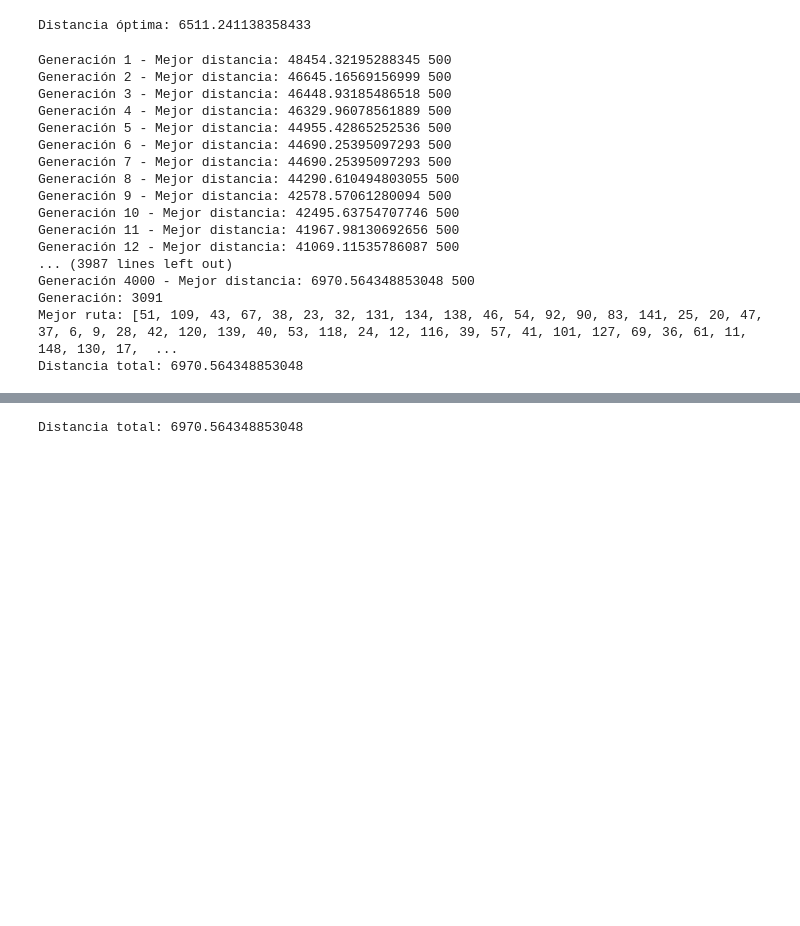
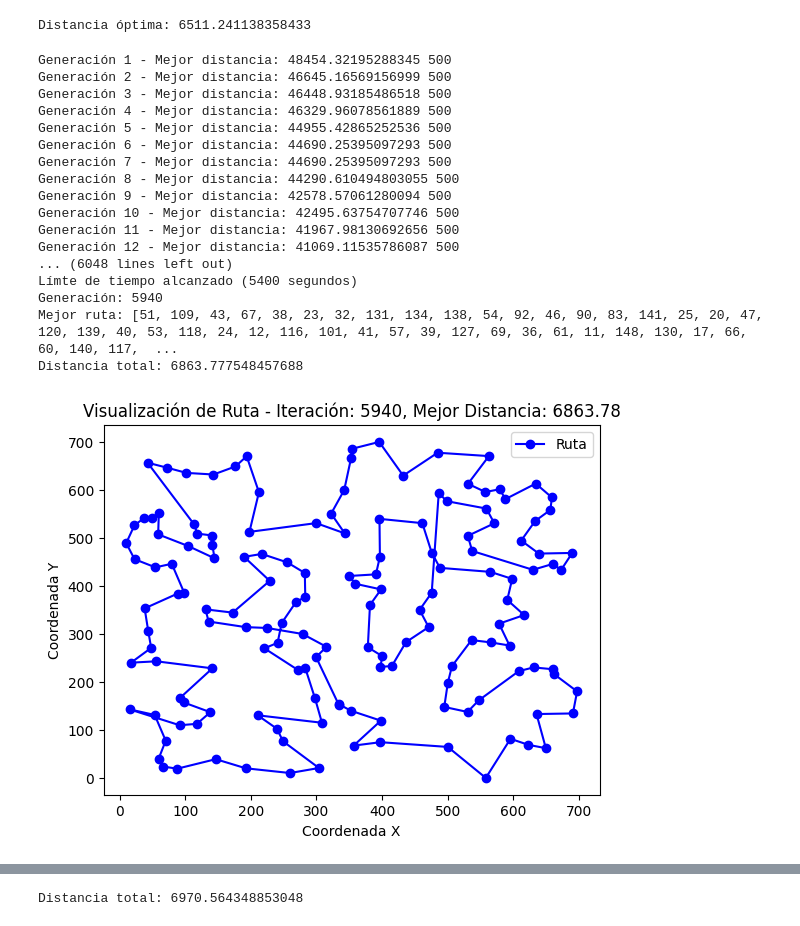
Before and after one commit to pabloozamora/UVG_Modsim_Lab_8, a Jupyter notebook: TSP/tsp_genetic.ipynb, the cells around one changed output, grey strips where cells are left out. Drawn from its saved outputs; the diff is of its cells as text; code cells hidden in the pictures; blank space fills up the shorter version.

Commit message:
Animación y límite de tiempo tsp

```diff
--- a/TSP/tsp_genetic.ipynb
+++ b/TSP/tsp_genetic.ipynb
@@ -123,38 +126,62 @@ def get_survivors(sorted_population, survival_rate):
   survivals = flat_population[np.random.choice(flat_population.shape[0], size=survivals_num, p=prob, replace=False)]
 
   return survivals.tolist()
+# %%
+def plot_route(route, iteration, best_distance, ax=None, show=True):
+    if ax is None:
+        _, ax = plt.subplots()
+
+    ax.clear()
+    x_coords = [nodes[i - 1][0] for i in route]
+    y_coords = [nodes[i - 1][1] for i in route]
+
+    ax.plot(x_coords + [x_coords[0]], y_coords + [y_coords[0]], 'bo-', label="Ruta")
+
+    ax.set_title(f"Visualización de Ruta - Iteración: {iteration}, Mejor Distancia: {best_distance:.2f}")
+    ax.set_xlabel("Coordenada X")
+    ax.set_ylabel("Coordenada Y")
+    ax.legend()
+
+    if show:
+        plt.draw()
 # %%
 survival_rate = 0.3
 crossover_rate = 0.6
 mutation_rate = 1 - crossover_rate
 population_size = 500
-generations = 4000
 retain_count = int(0.01 * population_size)
+timeout = 5400 # segundos
 # %%
 random.seed(1521) # Semilla random
 np.random.seed(1521)
 population = generate_population(population_size)
 
+generation = 0
 best_route = None
 best_distance = float('inf')
 gen = None
+history = [] # (route, distance, generation)
 
-for generation in range(generations):
+start_time = time.time()
+
+while True:
     # Evaluar la aptitud de la población
-
     population.sort(key=lambda route: total_distance(route))
 
     best_population_distance = total_distance(population[0])
     if best_population_distance < best_distance:
         best_route = population[0]
         best_distance = best_population_distance
-        gen = generation
+        gen = generation + 1
+
+    # Guardar historial de mejor ruta en algunas generaciones
+    if (generation < 300 and generation % 25 == 0) or (generation >= 300 and generation % 250 == 0):
+        history.append((population[0], best_population_distance, generation + 1))
 
     print(f"Generación {generation + 1} - Mejor distancia: {best_population_distance}", len(population))
 
     # Seleccionar sobrevivientes
     survivors = get_survivors(population, survival_rate)
-
 
     # Crear nueva población
     new_population = population[:retain_count]
@@ -167,8 +194,6 @@ for generation in range(generations):
         if attempts > 50:
             parent1 = random.choice(survivors)
             parent2 = random.choice(survivors)
-
-
         else:
 
             # Seleccionar a los padres por torneo
@@ -201,6 +226,12 @@ for generation in range(generations):
 
     # Mantener la cantidad de la población
     population = new_population[:population_size]
+    generation += 1
+
+    # Verificar si se ha superado el tiempo límite
+    if time.time() - start_time > timeout:
+        print(f"Límte de tiempo alcanzado ({timeout} segundos)")
+        break
 
 print(f"Generación: {gen}")
 print(f"Mejor ruta: {best_route}")
@@ -218,8 +249,12 @@ Generación 9 - Mejor distancia: 42578.57061280094 500
 Generación 10 - Mejor distancia: 42495.63754707746 500
 Generación 11 - Mejor distancia: 41967.98130692656 500
 Generación 12 - Mejor distancia: 41069.11535786087 500
-... (3987 lines left out)
-Generación 4000 - Mejor distancia: 6970.564348853048 500
-Generación: 3091
-Mejor ruta: [51, 109, 43, 67, 38, 23, 32, 131, 134, 138, 46, 54, 92, 90, 83, 141, 25, 20, 47, 37, 6, 9, 28, 42, 120, 139, 40, 53, 118, 24, 12, 116, 39, 57, 41, 101, 127, 69, 36, 61, 11, 148, 130, 17,  ...
-Distancia total: 6970.564348853048
+... (6048 lines left out)
+Límte de tiempo alcanzado (5400 segundos)
+Generación: 5940
+Mejor ruta: [51, 109, 43, 67, 38, 23, 32, 131, 134, 138, 54, 92, 46, 90, 83, 141, 25, 20, 47, 120, 139, 40, 53, 118, 24, 12, 116, 101, 41, 57, 39, 127, 69, 36, 61, 11, 148, 130, 17, 66, 60, 140, 117,  ...
+Distancia total: 6863.777548457688
+# %%
+plot_route(best_route, gen, best_distance)
+# %% [output]
+[figure, added]
```
Also changed, not shown: parts of 3 cells of this notebook, 1 other file.
